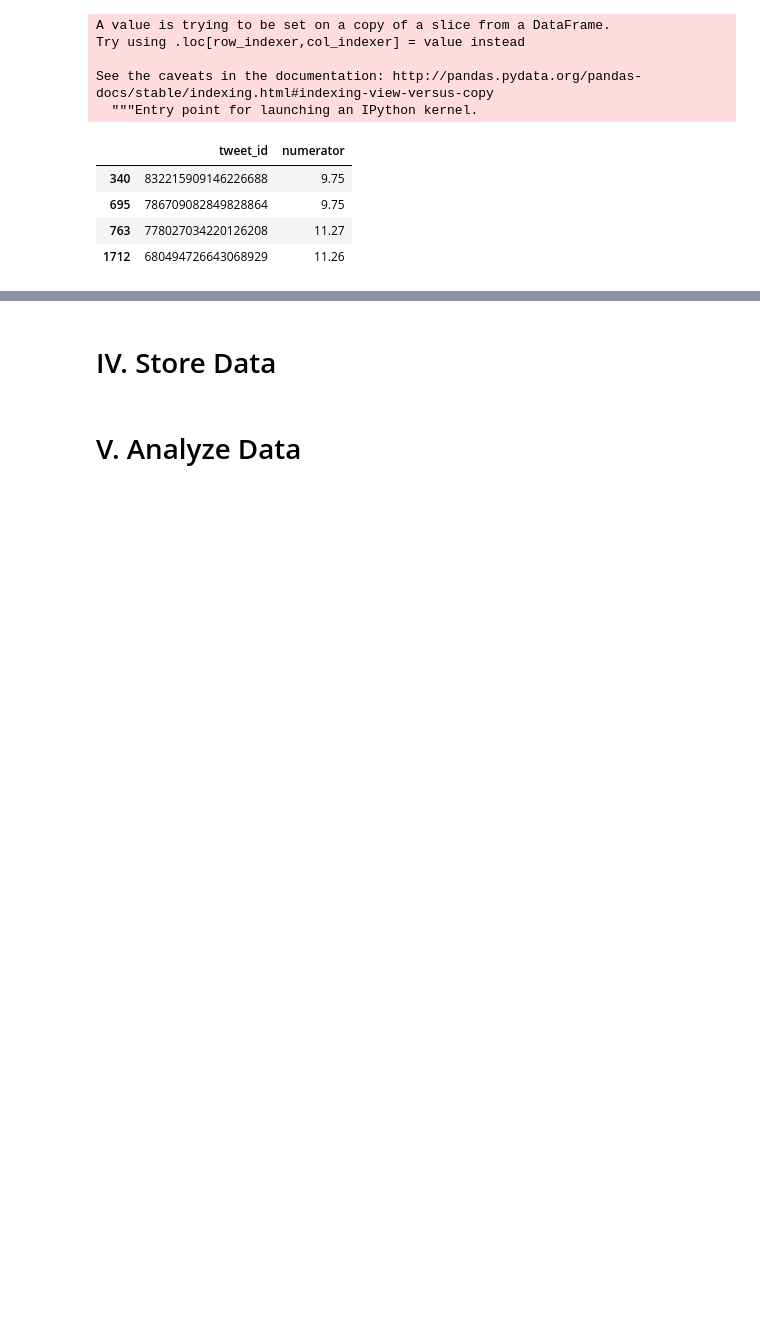
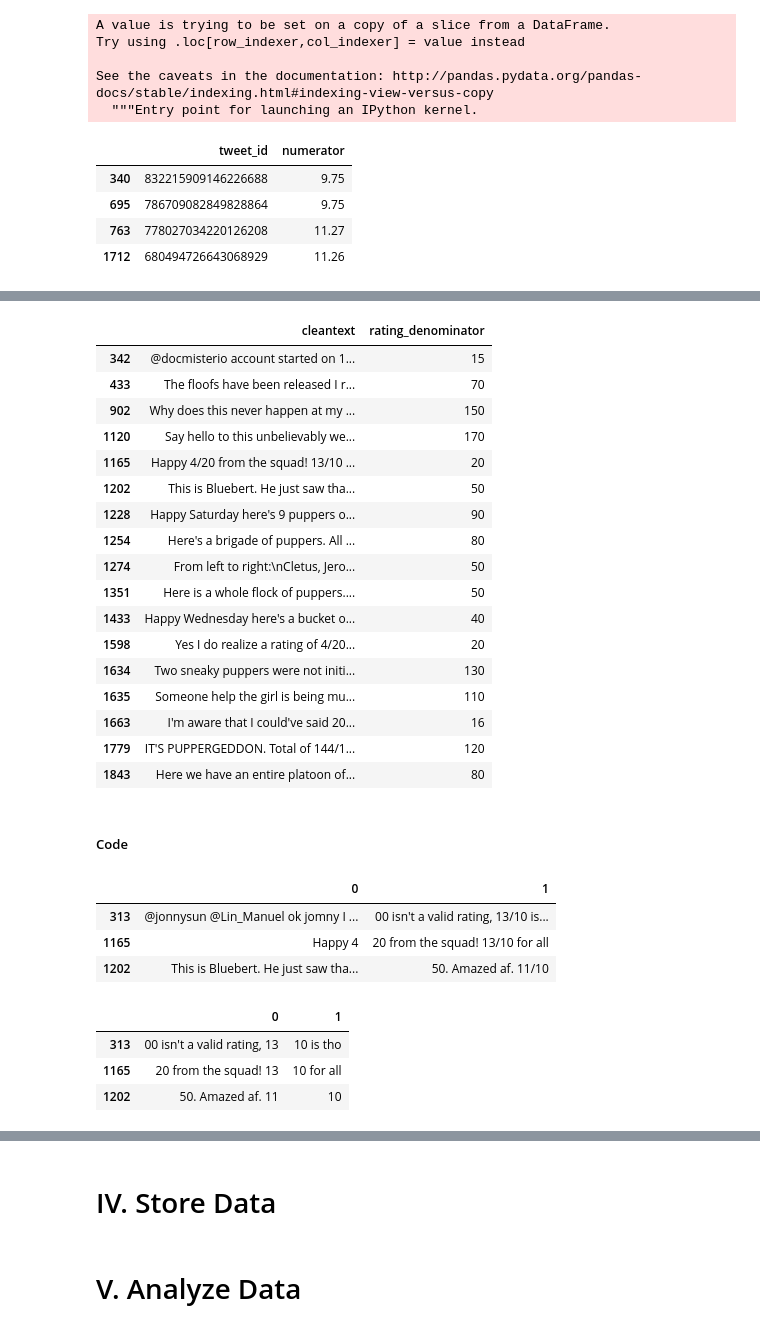
Before and after one commit to jemc36/Udacity-DAND-DataWrangling-TwitterAPI-WeRateDogs, a Jupyter notebook: wrangle_act.ipynb, the cells around one changed output, grey strips where cells are left out. Cells and saved outputs as stored; diff of their text form; code cells hidden in the pictures; blank space fills up the shorter version.

```diff
--- a/wrangle_act.ipynb
+++ b/wrangle_act.ipynb
@@ -379,0 +424,23 @@ See the caveats in the documentation: http://pandas.pydata.org/pandas-docs/stabl
+# %%
+df1_clean2.query('rating_denominator >= 15')[['cleantext','rating_denominator']]
+# %% [output]
+|  | cleantext | rating_denominator |
+| 342 | @docmisterio account started on 1... | 15 |
+| 433 | The floofs have been released I r... | 70 |
+| 902 | Why does this never happen at my ... | 150 |
+| 1120 | Say hello to this unbelievably we... | 170 |
+| 1165 | Happy 4/20 from the squad! 13/10 ... | 20 |
+| 1202 | This is Bluebert. He just saw tha... | 50 |
+| 1228 | Happy Saturday here's 9 puppers o... | 90 |
+| 1254 | Here's a brigade of puppers. All ... | 80 |
+| 1274 | From left to right:\nCletus, Jero... | 50 |
+| 1351 | Here is a whole flock of puppers.... | 50 |
+| 1433 | Happy Wednesday here's a bucket o... | 40 |
+| 1598 | Yes I do realize a rating of 4/20... | 20 |
+| 1634 | Two sneaky puppers were not initi... | 130 |
+| 1635 | Someone help the girl is being mu... | 110 |
+| 1663 | I'm aware that I could've said 20... | 16 |
+| 1779 | IT'S PUPPERGEDDON. Total of 144/1... | 120 |
+| 1843 | Here we have an entire platoon of... | 80 |
+# %% [markdown]
+##### Code
@@ -379,0 +449,16 @@ See the caveats in the documentation: http://pandas.pydata.org/pandas-docs/stabl
+# %%
+newsub = sub3['cleantext'].str.split('/', n=1, expand=True)
+newsub
+# %% [output]
+|  | 0 | 1 |
+| 313 | @jonnysun @Lin_Manuel ok jomny I ... | 00 isn't a valid rating, 13/10 is... |
+| 1165 | Happy 4 | 20 from the squad! 13/10 for all |
+| 1202 | This is Bluebert. He just saw tha... | 50. Amazed af. 11/10 |
+# %%
+newsub2 = newsub[1].str.split('/', n=1, expand=True)
+newsub2
+# %% [output]
+|  | 0 | 1 |
+| 313 | 00 isn't a valid rating, 13 | 10 is tho |
+| 1165 | 20 from the squad! 13 | 10 for all |
+| 1202 | 50. Amazed af. 11 | 10 |
```
Also changed, not shown: parts of 32 cells of this notebook.
